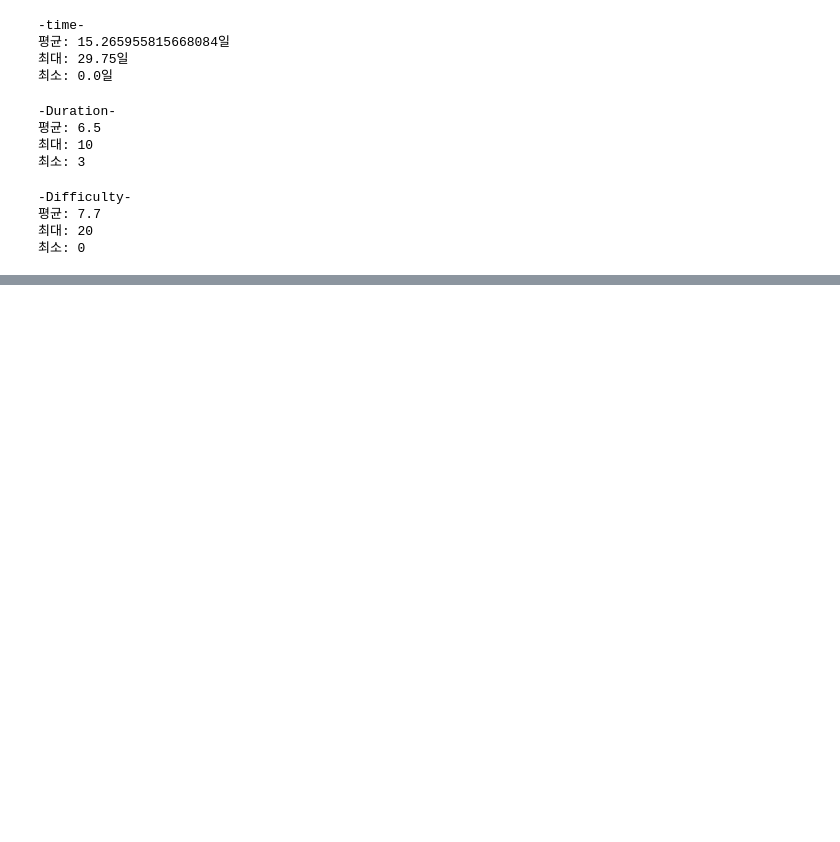
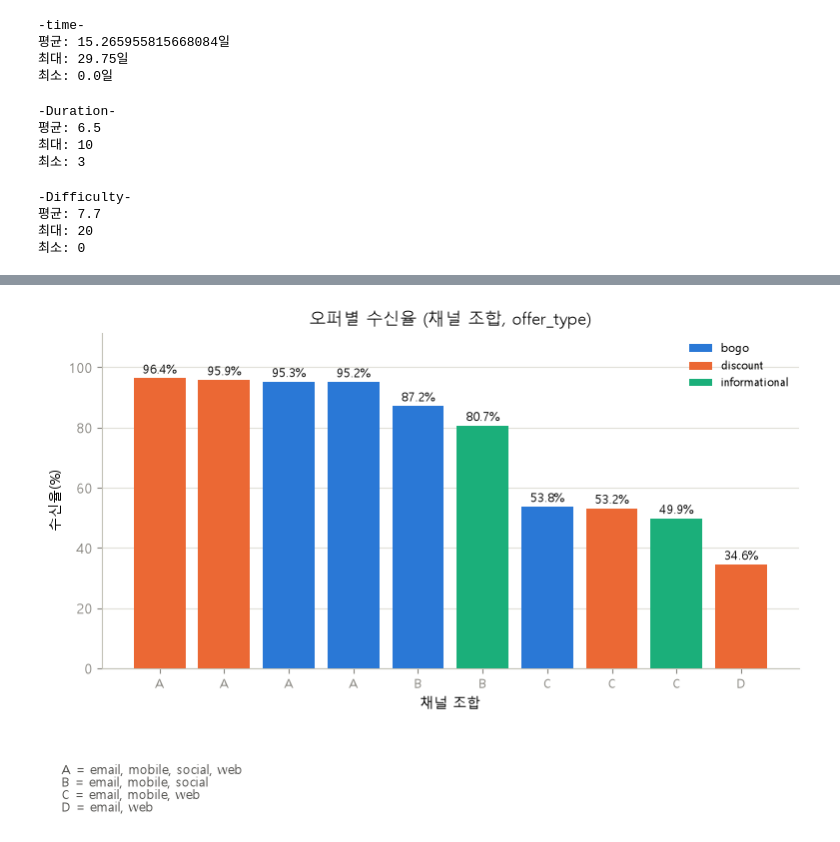
Before and after one commit to Sicheol-Pyo/ai-data-bootcamp, a Jupyter notebook: project_2/project_2_표시철.ipynb, the cells around one changed output, grey strips where cells are left out. Drawn from its saved outputs; the diff is of its cells as text; code cells hidden in the pictures; blank space fills up the shorter version.

```diff
--- a/project_2/project_2_표시철.ipynb
+++ b/project_2/project_2_표시철.ipynb
@@ -243,0 +499,88 @@ print(f"최소: {portfolio['difficulty'].min()}")
+# %%
+# --- 채널 조합 -> A, B, C... 라벨 매핑 (채널 개수 많은 순) ---
+offer_summary['combo'] = offer_summary['channels'].apply(lambda c: tuple(sorted(c)))
+combo_order = sorted(offer_summary['combo'].drop_duplicates().tolist(), key=lambda c: -len(c))
+combo_labels = {combo: chr(65 + i) for i, combo in enumerate(combo_order)}  # A, B, C, D...
+offer_summary['combo_label'] = offer_summary['combo'].map(combo_labels)
+
+# --- 차트 1: 오퍼별 수신율 (x축은 A/B/C 라벨) ---
+type_colors = {'bogo': '#2a78d6', 'discount': '#eb6834', 'informational': '#1baf7a'}
+colors = offer_summary['offer_type'].map(type_colors)
+
+fig, ax = plt.subplots(figsize=(9, 6))
+bars = ax.bar(range(len(offer_summary)), offer_summary['수신율'] * 100, color=colors, zorder=3)
+
+for i, rate in enumerate(offer_summary['수신율']):
+    ax.text(i, rate * 100 + 1.5, f'{rate*100:.1f}%', ha='center', fontsize=8.5, color='#0b0b0b')
+
+ax.set_xticks(range(len(offer_summary)))
+ax.set_xticklabels(offer_summary['combo_label'], fontsize=9)
+ax.set_xlabel('채널 조합')
+ax.set_ylabel('수신율(%)')
+ax.set_title('오퍼별 수신율 (채널 조합, offer_type)')
+ax.set_ylim(0, offer_summary['수신율'].max() * 100 + 15)
+ax.spines[['top', 'right']].set_visible(False)
+ax.spines[['left', 'bottom']].set_color('#c3c2b7')
+ax.yaxis.grid(True, color='#e1e0d9', linewidth=0.8, zorder=0)
+ax.set_axisbelow(True)
+ax.tick_params(colors='#898781')
+
+legend_elems = [Patch(facecolor=c, label=t) for t, c in type_colors.items()]
+ax.legend(handles=legend_elems, frameon=False, loc='upper right', fontsize=8)
+
+# 조합 라벨 설명을 그래프 하단 여백에 텍스트로 추가
+plt.subplots_adjust(bottom=0.32)
+legend_text = '\n'.join([f'{label} = {", ".join(combo)}' for combo, label in combo_labels.items()])
+fig.text(0.08, 0.16, legend_text, fontsize=9, va='top', color='#52514e')
+
+plt.savefig('offer_channel_reach.png', dpi=150)
+plt.show()
+
+# 조합-라벨 매핑표 (리포트에 바로 붙여넣기용)
+combo_table = pd.DataFrame([
+    {'조합라벨': label, '채널구성': ', '.join(combo)}
+    for combo, label in combo_labels.items()
+])
+print(combo_table)
+
+# ---------------------------------------------------------
+# 차트 2: 채널 포함 여부별 평균 수신율 비교 (mobile/social/web/email)
+# ---------------------------------------------------------
+channels_list = ['has_mobile', 'has_social', 'has_web', 'has_email']
+labels_kr = {'has_mobile': 'Mobile', 'has_social': 'Social', 'has_web': 'Web', 'has_email': 'Email'}
+
+included = [offer_summary.loc[offer_summary[c], '수신율'].mean() * 100 for c in channels_list]
+excluded = [offer_summary.loc[~offer_summary[c], '수신율'].mean() * 100 for c in channels_list]
+n_included = [offer_summary[c].sum() for c in channels_list]
+n_excluded = [(~offer_summary[c]).sum() for c in channels_list]
+
+x = np.arange(len(channels_list))
+width = 0.35
+
+fig, ax = plt.subplots(figsize=(8, 5))
+b1 = ax.bar(x - width/2, included, width, label='채널 포함', color='#2a78d6', zorder=3)
+b2 = ax.bar(x + width/2, excluded, width, label='채널 미포함', color='#eb6834', zorder=3)
+
+for bar, n in zip(b1, n_included):
+    ax.text(bar.get_x() + bar.get_width()/2, bar.get_height() + 1, f'{bar.get_height():.1f}%\n(n={n})',
+            ha='center', fontsize=8, color='#0b0b0b')
+for bar, n in zip(b2, n_excluded):
+    ax.text(bar.get_x() + bar.get_width()/2, bar.get_height() + 1, f'{bar.get_height():.1f}%\n(n={n})',
+            ha='center', fontsize=8, color='#0b0b0b')
+
+ax.set_xticks(x)
+ax.set_xticklabels([labels_kr[c] for c in channels_list])
+ax.set_ylabel('평균 수신율(%, 오퍼 단위)')
+ax.set_title('채널 포함 여부에 따른 평균 수신율 비교')
+ax.set_ylim(0, max(included + excluded) + 15)
+ax.spines[['top', 'right']].set_visible(False)
+ax.spines[['left', 'bottom']].set_color('#c3c2b7')
+ax.yaxis.grid(True, color='#e1e0d9', linewidth=0.8, zorder=0)
+ax.set_axisbelow(True)
+ax.tick_params(colors='#898781')
+ax.legend(frameon=False, loc='upper right')
+plt.tight_layout()
+plt.savefig('channel_inclusion_comparison.png', dpi=150)
+plt.show()
+# %% [output]
+[figure, added]
```
Also changed, not shown: parts of 35 cells of this notebook, 21 other files.
